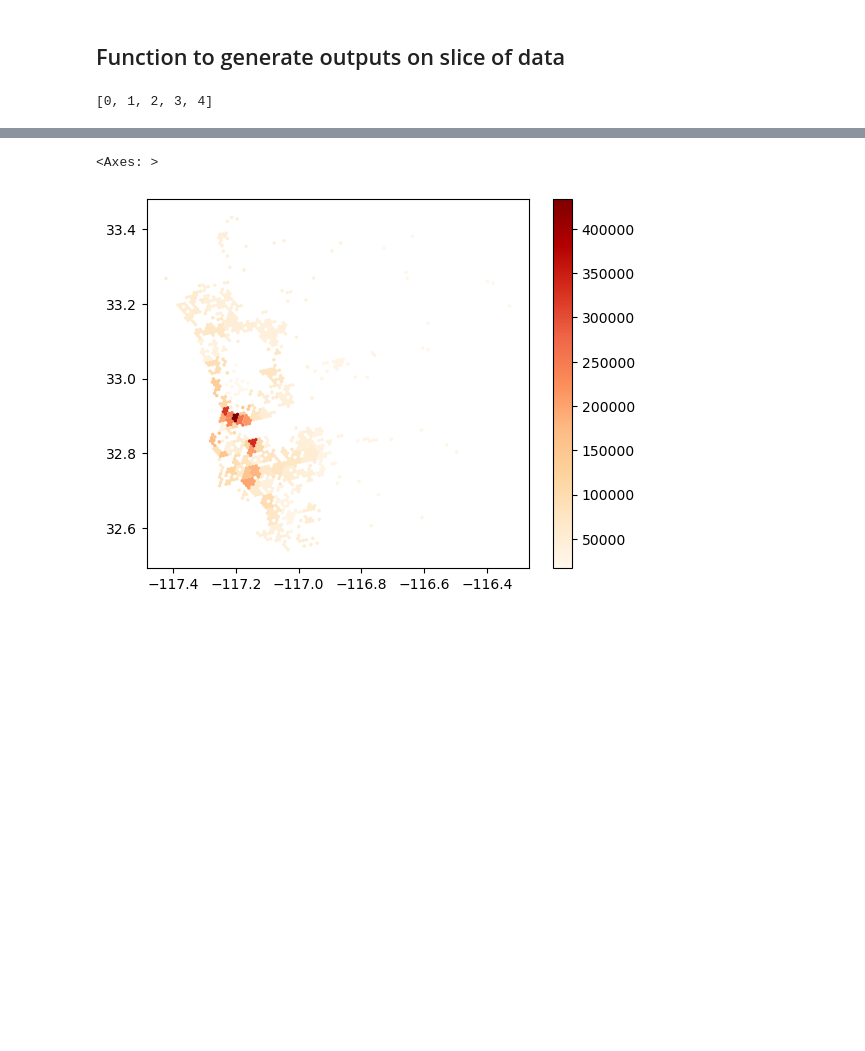
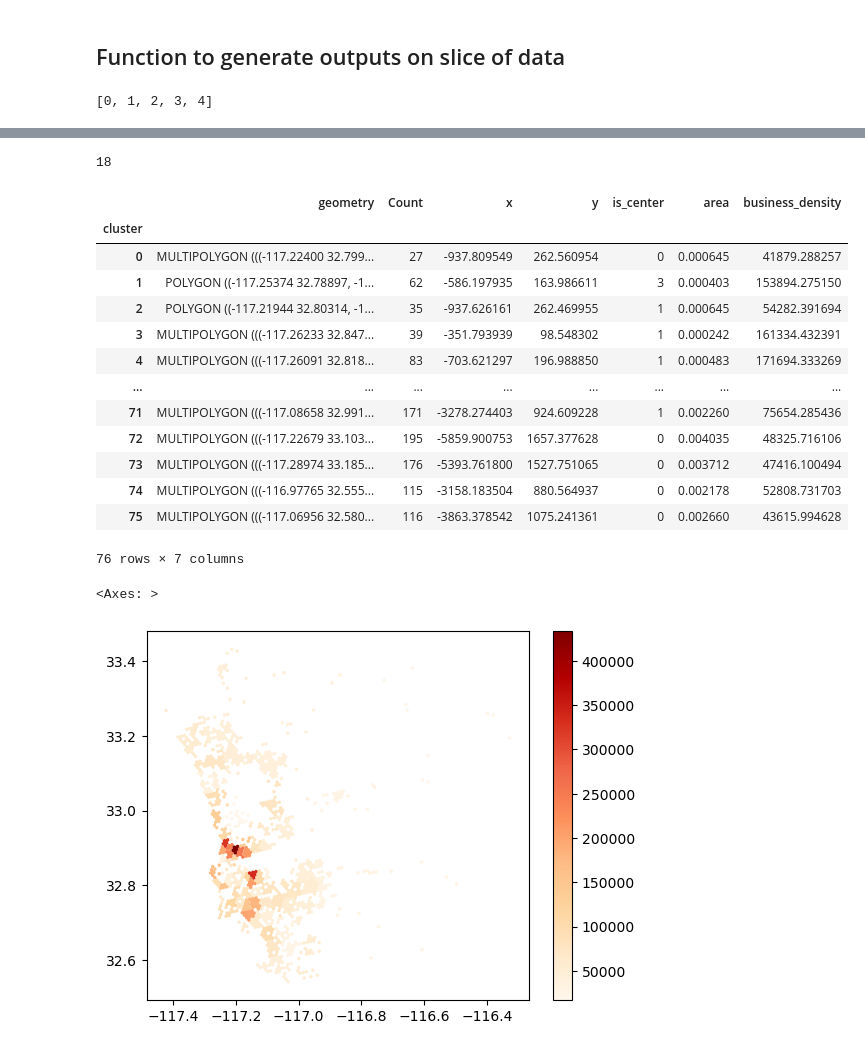
Before and after one commit to michaelmss/DSC180A-Activity-Centers, a Jupyter notebook: Notebooks/Hexbins_Only.ipynb, the cells around one changed output, grey strips where cells are left out. Drawn from its saved outputs; the diff is of its cells as text; code cells hidden in the pictures; blank space fills up the shorter version.

```diff
--- a/Notebooks/Hexbins_Only.ipynb
+++ b/Notebooks/Hexbins_Only.ipynb
@@ -114,3 +148,24 @@ for i in final_merge['Categories'].unique():
+# %%
+df['Count'].sort_values(ascending=False).reset_index(drop=True)[72]
+# %% [output]
+18
+# %%
+df3
+# %% [output]
+|  | geometry | Count | x | y | is_center | area | business_density |
+| cluster |  |  |  |  |  |  |  |
+| 0 | MULTIPOLYGON (((-117.22400 32.799... | 27 | -937.809549 | 262.560954 | 0 | 0.000645 | 41879.288257 |
+| 1 | POLYGON ((-117.25374 32.78897, -1... | 62 | -586.197935 | 163.986611 | 3 | 0.000403 | 153894.275150 |
+| 2 | POLYGON ((-117.21944 32.80314, -1... | 35 | -937.626161 | 262.469955 | 1 | 0.000645 | 54282.391694 |
+| 3 | MULTIPOLYGON (((-117.26233 32.847... | 39 | -351.793939 | 98.548302 | 1 | 0.000242 | 161334.432391 |
+| 4 | MULTIPOLYGON (((-117.26091 32.818... | 83 | -703.621297 | 196.988850 | 1 | 0.000483 | 171694.333269 |
+| ... | ... | ... | ... | ... | ... | ... | ... |
+| 71 | MULTIPOLYGON (((-117.08658 32.991... | 171 | -3278.274403 | 924.609228 | 1 | 0.002260 | 75654.285436 |
+| 72 | MULTIPOLYGON (((-117.22679 33.103... | 195 | -5859.900753 | 1657.377628 | 0 | 0.004035 | 48325.716106 |
+| 73 | MULTIPOLYGON (((-117.28974 33.185... | 176 | -5393.761800 | 1527.751065 | 0 | 0.003712 | 47416.100494 |
+| 74 | MULTIPOLYGON (((-116.97765 32.555... | 115 | -3158.183504 | 880.564937 | 0 | 0.002178 | 52808.731703 |
+| 75 | MULTIPOLYGON (((-117.06956 32.580... | 116 | -3863.378542 | 1075.241361 | 0 | 0.002660 | 43615.994628 |
+76 rows × 7 columns
 # %%
 df3 = df3.dissolve(by='cluster',aggfunc='sum')
 df3['area'] = df3['geometry'].area
```
Also changed, not shown: parts of 6 cells of this notebook, 37 other files.
